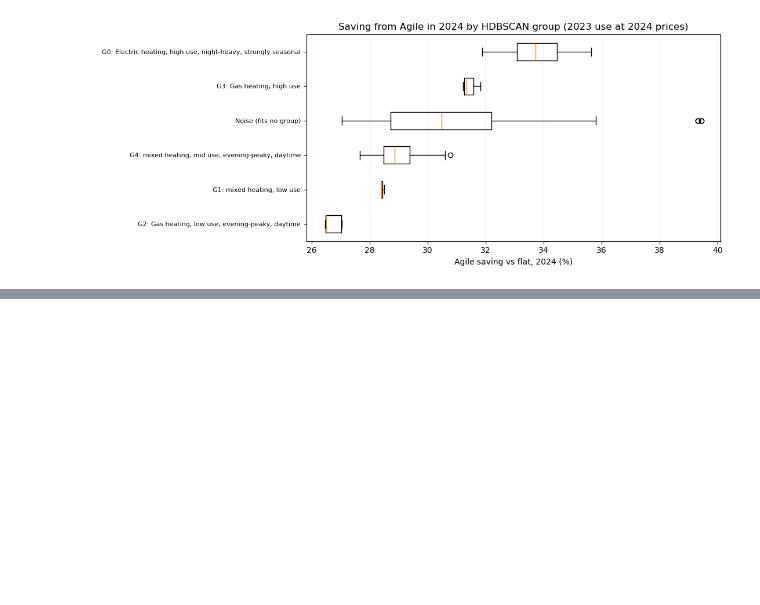
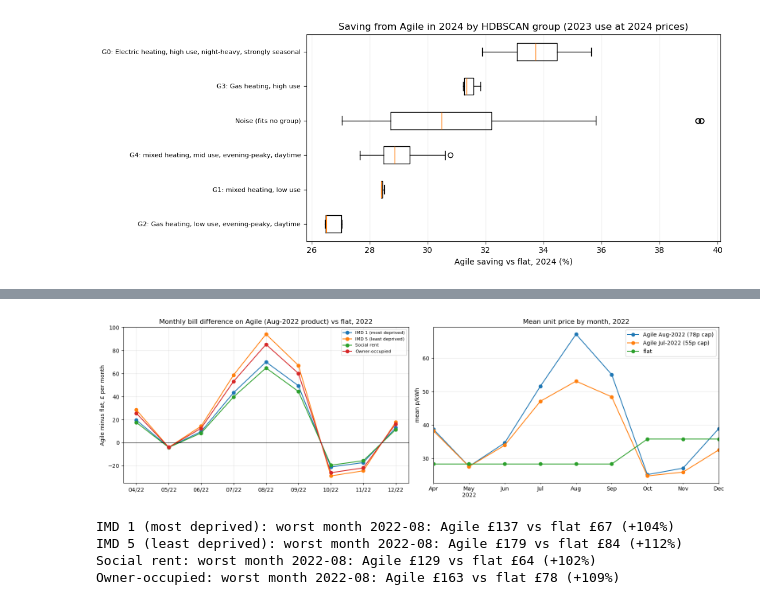
Before and after one commit to joshi-akanksha/Equitable-Energy-Load-Modeling, a Jupyter notebook: EnergyPovertyTariffs.ipynb, the cells around one changed output, grey strips where cells are left out. Cells and saved outputs as stored; diff of their text form; code cells hidden in the pictures; blank space fills up the shorter version.

```diff
--- a/EnergyPovertyTariffs.ipynb
+++ b/EnergyPovertyTariffs.ipynb
@@ -648,0 +752,27 @@ Vulnerable vs comparator cells: Mann–Whitney p = 0.748
+# %%
+pair = ["IMD 1 (most deprived)", "IMD 5 (least deprived)", "Social rent", "Owner-occupied"]
+fig, axes = plt.subplots(1, 2, figsize=(16, 4.8))
+ax = axes[0]
+for name in pair:
+    mb = monthly_bills[name]
+    ax.plot(range(len(mb)), (mb["Agile"] - mb["flat"]).to_numpy(), marker="o", label=name)
+ax.axhline(0, color="black", linewidth=0.8)
+ax.set_xticks(range(len(mb)), [p[-2:] + "/22" for p in mb.index])
+ax.set_ylabel("Agile minus flat, £ per month"); ax.set_title("Monthly bill difference on Agile (Aug-2022 product) vs flat, 2022")
+ax.legend(fontsize=8); ax.grid(alpha=0.3)
+ax = axes[1]
+prices22.plot(ax=ax, marker="o")
+ax.set_ylabel("mean p/kWh"); ax.set_title("Mean unit price by month, 2022"); ax.grid(alpha=0.3)
+plt.tight_layout(); plt.show()
+
+worst = {n: (monthly_bills[n]["Agile"] - monthly_bills[n]["flat"]).idxmax() for n in pair}
+for n in pair:
+    mb = monthly_bills[n]; m = worst[n]
+    print(f"{n}: worst month {m}: Agile £{mb.loc[m, 'Agile']:.0f} vs flat £{mb.loc[m, 'flat']:.0f} "
+          f"(+{100 * (mb.loc[m, 'Agile'] / mb.loc[m, 'flat'] - 1):.0f}%)")
+# %% [output]
+[figure, added]
+IMD 1 (most deprived): worst month 2022-08: Agile £137 vs flat £67 (+104%)
+IMD 5 (least deprived): worst month 2022-08: Agile £179 vs flat £84 (+112%)
+Social rent: worst month 2022-08: Agile £129 vs flat £64 (+102%)
+Owner-occupied: worst month 2022-08: Agile £163 vs flat £78 (+109%)
```
Also changed, not shown: parts of 6 cells of this notebook, 1 other file.
